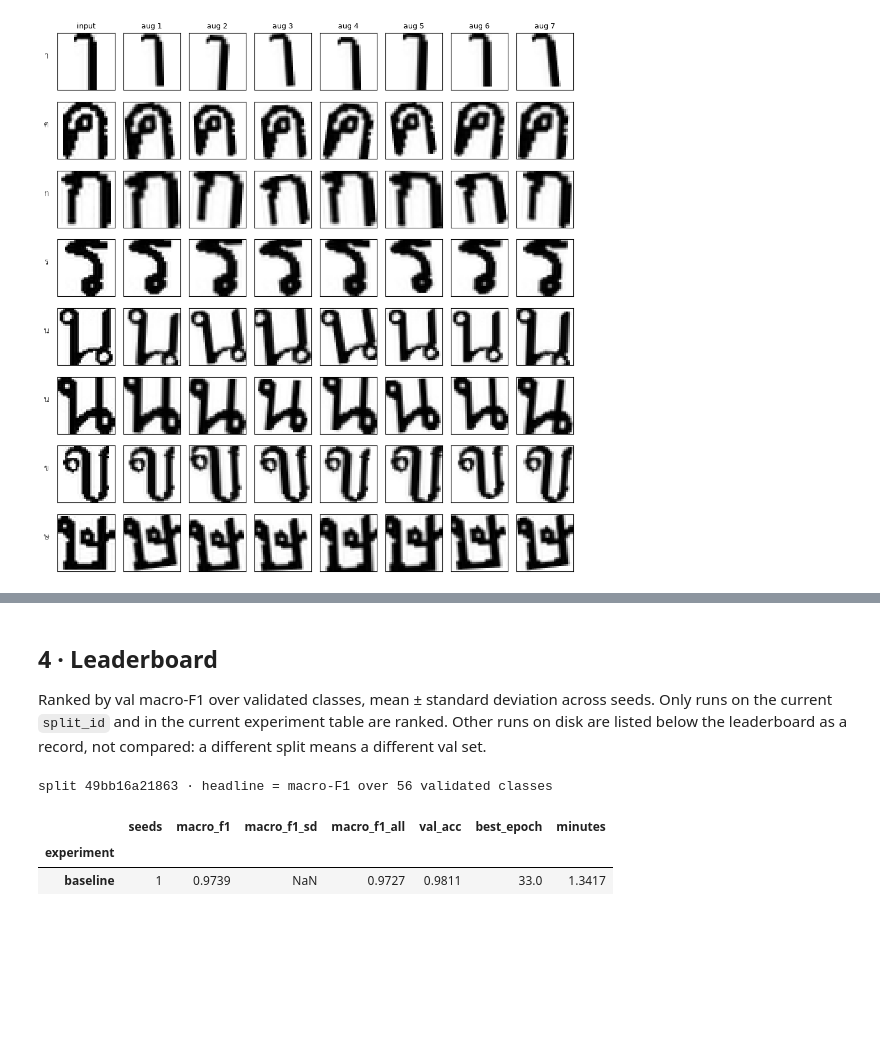
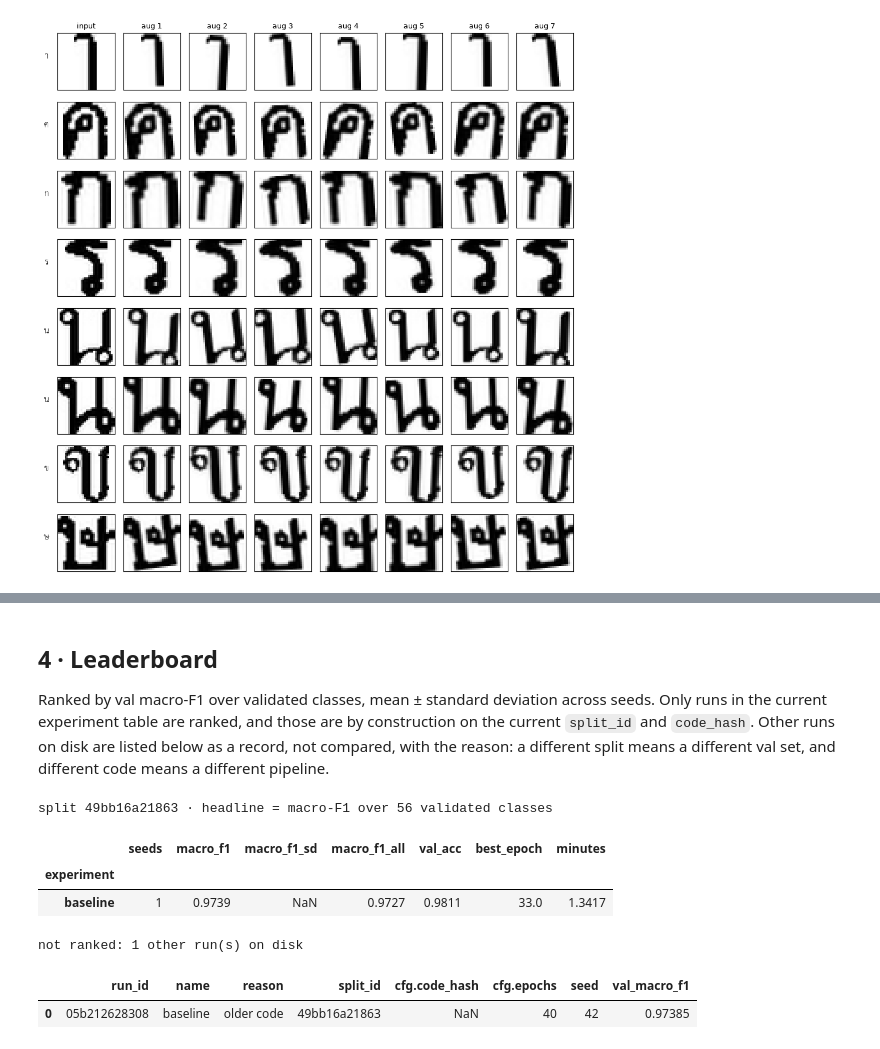
Before and after one commit to lemasc/thai-char-cnn, a Jupyter notebook: notebooks/04_train.ipynb, the cells around one changed output, grey strips where cells are left out. Cells and saved outputs as stored; diff of their text form; code cells hidden in the pictures; blank space fills up the shorter version.

Commit message:
feat: hash training code into run ids and add RETRAIN/VERIFY to 04_train
Co-Authored-By: Claude Opus 5.5 (1M context) <noreply@anthropic.com>

```diff
--- a/notebooks/04_train.ipynb
+++ b/notebooks/04_train.ipynb
@@ -155,33 +191,38 @@ for name, overrides in EXPERIMENTS.items():
 # %% [markdown]
 ## 4 · Leaderboard
 
-Ranked by val macro-F1 over validated classes, mean ± standard deviation across seeds. Only runs on
-the current `split_id` and in the current experiment table are ranked. Other runs on disk are
-listed below the leaderboard as a record, not compared: a different split means a different val set.
+Ranked by val macro-F1 over validated classes, mean ± standard deviation across seeds. Only runs in
+the current experiment table are ranked, and those are by construction on the current `split_id`
+and `code_hash`. Other runs on disk are listed below as a record, not compared, with the reason: a
+different split means a different val set, and different code means a different pipeline.
 # %%
 runs = load_runs()
 current_ids = {p.name for dirs in RUN_DIRS.values() for p in dirs}
 cur = runs[runs.run_id.isin(current_ids)].copy()
 name_of = {p.name: n for n, dirs in RUN_DIRS.items() for p in dirs}
 cur["experiment"] = cur.run_id.map(name_of)
 
 board = (cur.groupby("experiment")
          .agg(seeds=("seed", "size"), macro_f1=("val_macro_f1", "mean"), macro_f1_sd=("val_macro_f1", "std"),
               macro_f1_all=("val_macro_f1_all", "mean"), val_acc=("val_acc", "mean"),
               best_epoch=("best_epoch", "mean"), minutes=("train_time_s", lambda s: s.sum() / 60))
          .sort_values("macro_f1", ascending=False).round(4))
 print(f"split {SPLIT_ID} · headline = macro-F1 over {int((classes.status == 'validated').sum())} validated classes\n")
 display(board)
 
 other = runs[~runs.run_id.isin(current_ids)]
 if len(other):
-    other = other.assign(stale=other.split_id != SPLIT_ID)
-    print(f"\nnot ranked: {len(other)} other run(s) on disk "
-          f"({int(other.stale.sum())} on an older split)")
-    display(other[["run_id", "name", "split_id", "stale", "cfg.epochs", "seed", "val_macro_f1"]])
+    other = other.assign(reason=np.select(
+        [other.split_id != SPLIT_ID, other["cfg.code_hash"] != code_hash()],
+        ["older split", "older code"], "not in the experiment table"))
+    print(f"\nnot ranked: {len(other)} other run(s) on disk")
+    display(other[["run_id", "name", "reason", "split_id", "cfg.code_hash", "cfg.epochs", "seed", "val_macro_f1"]])
 # %% [output]
 split 49bb16a21863 · headline = macro-F1 over 56 validated classes
 |  | seeds | macro_f1 | macro_f1_sd | macro_f1_all | val_acc | best_epoch | minutes |
 | experiment |  |  |  |  |  |  |  |
 | baseline | 1 | 0.9739 | NaN | 0.9727 | 0.9811 | 33.0 | 1.3417 |
+not ranked: 1 other run(s) on disk
+|  | run_id | name | reason | split_id | cfg.code_hash | cfg.epochs | seed | val_macro_f1 |
+| 0 | 05b212628308 | baseline | older code | 49bb16a21863 | NaN | 40 | 42 | 0.97385 |
 # %% [markdown]
```
Also changed, not shown: parts of 14 cells of this notebook, 4 other files.
